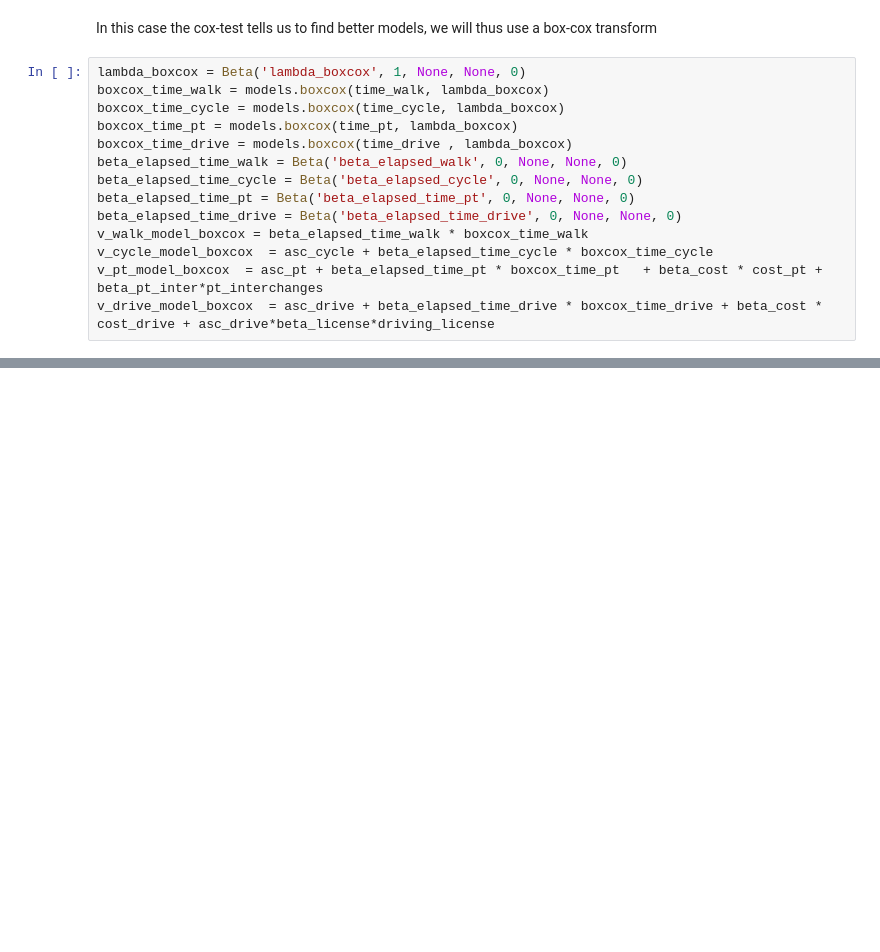
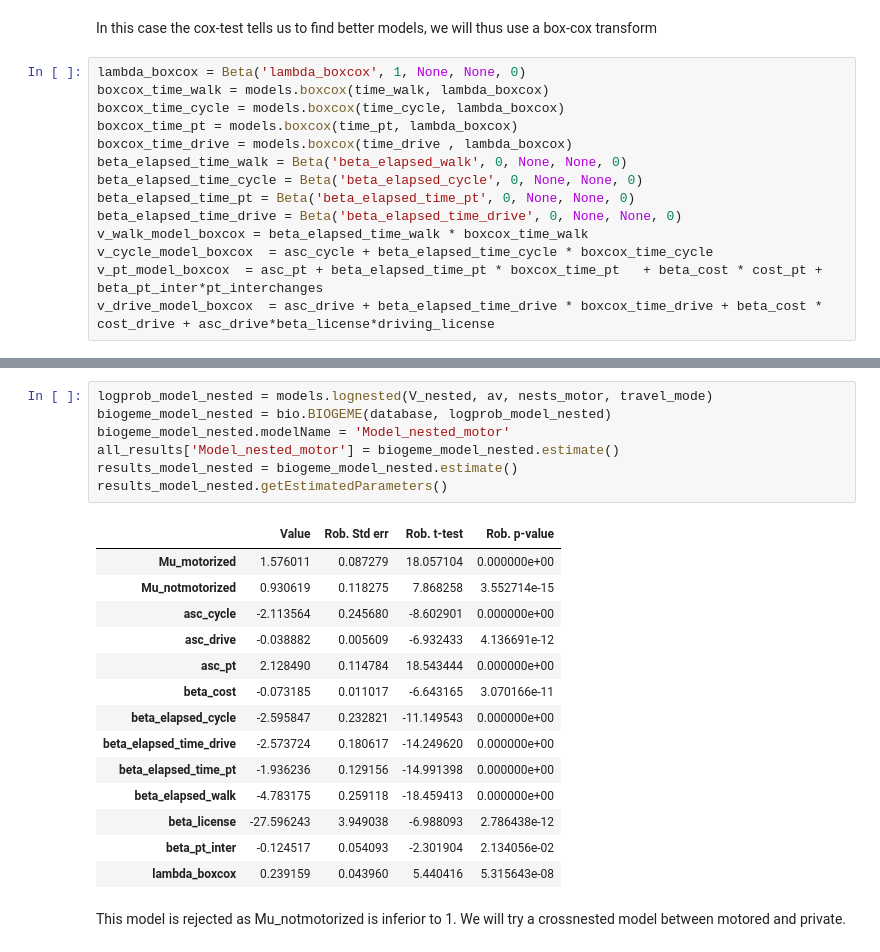
Before and after one commit to DunodMax/MMOB, a Jupyter notebook: main.ipynb, the cells around one changed output, grey strips where cells are left out. Saved outputs shown, nothing was run; the diff lists cells and outputs as text; blank space fills up the shorter version.

```diff
--- a/main.ipynb
+++ b/main.ipynb
@@ -503,0 +513,24 @@ LRTuple(message='H0 can be rejected at level 5.0%', statistic=172.4753942531106,
+# %%
+logprob_model_nested = models.lognested(V_nested, av, nests_motor, travel_mode)
+biogeme_model_nested = bio.BIOGEME(database, logprob_model_nested)
+biogeme_model_nested.modelName = 'Model_nested_motor'
+all_results['Model_nested_motor'] = biogeme_model_nested.estimate()
+results_model_nested = biogeme_model_nested.estimate()
+results_model_nested.getEstimatedParameters()
+# %% [output]
+|  | Value | Rob. Std err | Rob. t-test | Rob. p-value |
+| Mu_motorized | 1.576011 | 0.087279 | 18.057104 | 0.000000e+00 |
+| Mu_notmotorized | 0.930619 | 0.118275 | 7.868258 | 3.552714e-15 |
+| asc_cycle | -2.113564 | 0.245680 | -8.602901 | 0.000000e+00 |
+| asc_drive | -0.038882 | 0.005609 | -6.932433 | 4.136691e-12 |
+| asc_pt | 2.128490 | 0.114784 | 18.543444 | 0.000000e+00 |
+| beta_cost | -0.073185 | 0.011017 | -6.643165 | 3.070166e-11 |
+| beta_elapsed_cycle | -2.595847 | 0.232821 | -11.149543 | 0.000000e+00 |
+| beta_elapsed_time_drive | -2.573724 | 0.180617 | -14.249620 | 0.000000e+00 |
+| beta_elapsed_time_pt | -1.936236 | 0.129156 | -14.991398 | 0.000000e+00 |
+| beta_elapsed_walk | -4.783175 | 0.259118 | -18.459413 | 0.000000e+00 |
+| beta_license | -27.596243 | 3.949038 | -6.988093 | 2.786438e-12 |
+| beta_pt_inter | -0.124517 | 0.054093 | -2.301904 | 2.134056e-02 |
+| lambda_boxcox | 0.239159 | 0.043960 | 5.440416 | 5.315643e-08 |
+# %% [markdown]
+This model is rejected as Mu_notmotorized is inferior to 1. We will try a crossnested model between motored and private.
```
Also changed, not shown: parts of 28 cells of this notebook.
